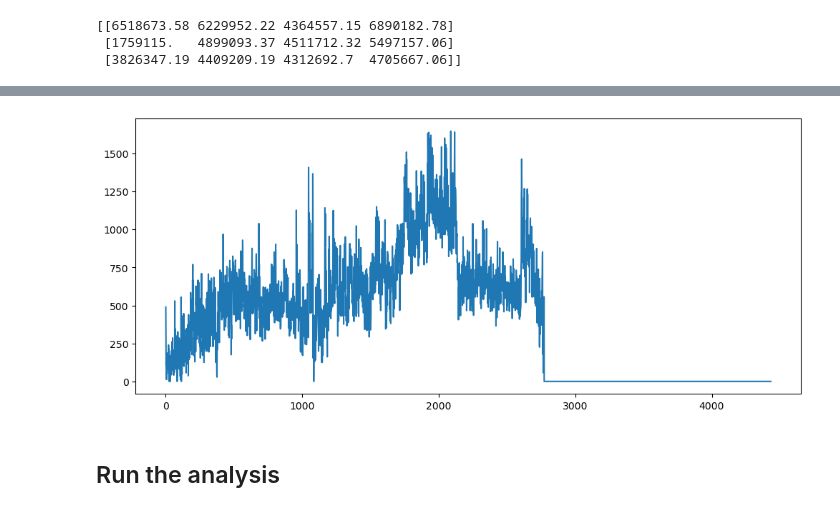
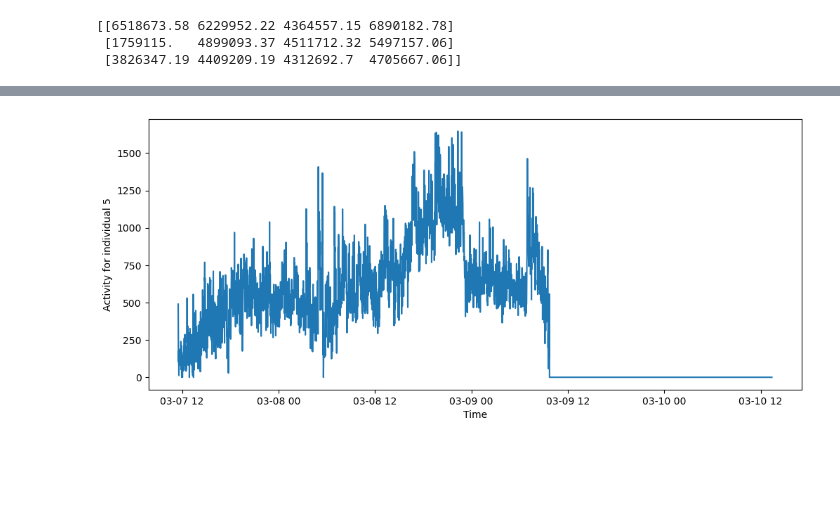
Before and after one commit to enwudz/pytracker, a Jupyter notebook: videotrack_analysis_daphnia.ipynb, the cells around one changed output, grey strips where cells are left out. Saved outputs shown, nothing was run; the diff lists cells and outputs as text; code cells hidden in the pictures; blank space fills up the shorter version.

```diff
--- a/videotrack_analysis_daphnia.ipynb
+++ b/videotrack_analysis_daphnia.ipynb
@@ -22,10 +93,15 @@ Loading .npy files
 # %%
-# OR instead of loading raw data, load the binned distance data (from npy2csv)
+# OR instead of loading raw data, and binning etc,
+# load the binned distance data that was already made from npy2csv
 individuals = [str(i) for i in np.arange(1,13)]
-distances = pd.read_csv('distances_230310-132439_60.csv', names=individuals, header=None)
+df = pd.read_csv('distances_230310-132439_60.csv', names=individuals, header=None)
+t = np.genfromtxt('timeStamps_230310-132439_60.csv', dtype='str')
+tnums = [dates.datestr2num(x[0] + ' ' + x[1]) for x in t]
+df.insert(loc=0, column='time', value=tnums)
+
 print(np.shape(distances)) # rows, columns
 # columns should be # of individuals
 # rows should be time bins . . .
-distances.head(5) # look at a bit of the data
+df.head(5) # look at a bit of the data
 # %% [output]
 (4433, 12)
@@ -95,13 +157,15 @@ plt.show()
 # %%
 # plot activity of each individual in a different color
-import matplotlib
-colormap = 'tab20'
-cmap = matplotlib.cm.get_cmap(colormap)
-cols = [cmap(x) for x in np.linspace(0,1,len(individuals))]
+def multipleIndividualPlot(df, individuals):
+    colormap = 'Spectral'
+    cols = analysisTools.make_N_colors(colormap, len(individuals))
+    f,a = plt.subplots(figsize = (12,5))
+    for i,individual in enumerate(individuals):
+        plt.plot(df['time'].values, df[individual].values, color = cols[i] , label = individual)
+    plt.legend()
 
-f,a = plt.subplots(figsize = (12,5))
-for i,individual in enumerate(individuals):
-    plt.plot(timeaxis, distances[individual].values, color = cols[i] , label = individual)
-plt.legend()
-plt.show()
+    a.xaxis.set_major_formatter( dates.DateFormatter('%d-%H:%M') )
+    plt.show()
+
+multipleIndividualPlot(df,individuals)
 # %% [output]
@@ -109,10 +173,13 @@ plt.show()
 # %%
 # plot a particular individual
-individual = 5
-f,a = plt.subplots(figsize = (12,5))
-plt.plot(distances[str(individual)].values)
-plt.show()
+def oneIndividualPlot(individual=1):
+    selection = str(individual)
+    f,a = plt.subplots(figsize = (12,5))
+    plt.plot(timevals, df[selection].values)
+    plt.ylabel('Activity for individual ' + selection)
+    plt.xlabel('Time')
+    plt.show()
+
+oneIndividualPlot(5)
 # %% [output]
-[figure, old version]
+[figure, new version]
-# %% [markdown]
-## Run the analysis
```
Also changed, not shown: parts of 21 cells of this notebook, 1 other file.
